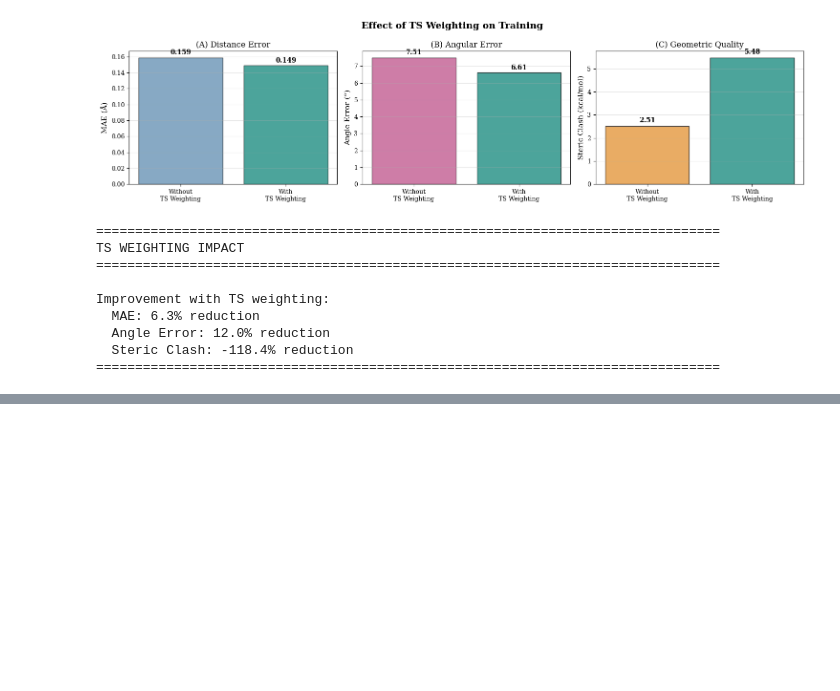
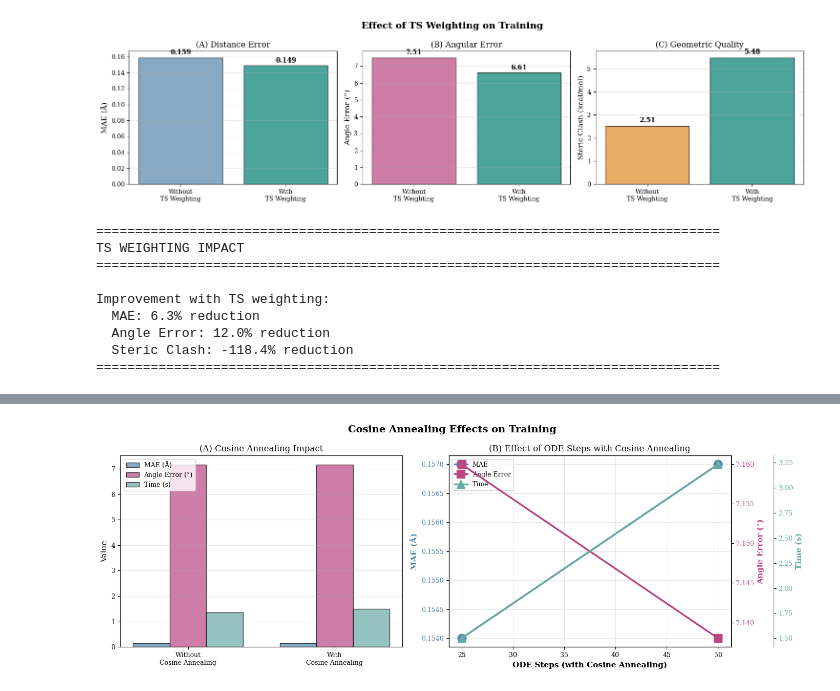
Before and after one commit to astro-stevie/goflow-mt, a Jupyter notebook: sync-logs/visualize_experiments.ipynb, the cells around one changed output, grey strips where cells are left out. Drawn from its saved outputs; the diff is of its cells as text; code cells hidden in the pictures; blank space fills up the shorter version.

```diff
--- a/sync-logs/visualize_experiments.ipynb
+++ b/sync-logs/visualize_experiments.ipynb
@@ -454,0 +663,97 @@ Improvement with TS weighting:
+# %%
+# ============================================================================
+# FIGURE 8: Cosine Annealing Effects
+# ============================================================================
+
+fig, axes = plt.subplots(1, 2, figsize=(14, 5))
+fig.suptitle('Cosine Annealing Effects on Training', fontweight='bold')
+
+# Load cosine annealing comparison data
+df_cosine = pd.read_csv(io.StringIO(csv_compare_cosine_annealing))
+df_cosine.columns = ['config', 'mae', 'rmse', 'angle_error', 'dihedral_error', 'steric_clash', 'time', 'ode_steps', 'samples', 'cosine_annealing']
+
+# Load different ODE steps with cosine annealing
+df_cos_steps = pd.read_csv(io.StringIO(csv_cos_difsteps))
+df_cos_steps.columns = ['config', 'mae', 'rmse', 'angle_error', 'dihedral_error', 'steric_clash', 'time', 'ode_steps', 'samples']
+
+# Panel A: With vs Without Cosine Annealing
+cosine_labels = ['Without\nCosine Annealing', 'With\nCosine Annealing']
+cosine_mae = df_cosine['mae'].tolist()
+cosine_angle = df_cosine['angle_error'].tolist()
+cosine_time = df_cosine['time'].tolist()
+
+x_pos = np.arange(len(cosine_labels))
+width = 0.25
+
+bars1 = axes[0].bar(x_pos - width, cosine_mae, width, label='MAE (Å)',
+                     color=COLORS['mae'], alpha=0.7, edgecolor='black')
+bars2 = axes[0].bar(x_pos, cosine_angle, width, label='Angle Error (°)',
+                     color=COLORS['angle'], alpha=0.7, edgecolor='black')
+bars3 = axes[0].bar(x_pos + width, cosine_time, width, label='Time (s)',
+                     color=COLORS['time'], alpha=0.7, edgecolor='black')
+
+axes[0].set_ylabel('Value')
+axes[0].set_title('(A) Cosine Annealing Impact')
+axes[0].set_xticks(x_pos)
+axes[0].set_xticklabels(cosine_labels)
+axes[0].legend(loc='upper left', fontsize=9)
+axes[0].grid(True, alpha=0.3, axis='y')
+
+# Panel B: Different ODE Steps with Cosine Annealing
+steps = df_cos_steps['ode_steps'].tolist()
+steps_mae = df_cos_steps['mae'].tolist()
+steps_angle = df_cos_steps['angle_error'].tolist()
+steps_time = df_cos_steps['time'].tolist()
+
+ax2_angle = axes[1].twinx()
+ax3_time = axes[1].twinx()
+ax3_time.spines['right'].set_position(('outward', 60))
+
+line1 = axes[1].plot(steps, steps_mae, 'o-', color=COLORS['mae'],
+                     linewidth=2.5, markersize=12, label='MAE')
+line2 = ax2_angle.plot(steps, steps_angle, 's-', color=COLORS['angle'],
+                       linewidth=2.5, markersize=12, label='Angle Error')
+line3 = ax3_time.plot(steps, steps_time, '^-', color=COLORS['time'],
+                      linewidth=2.5, markersize=12, label='Time')
+
+axes[1].set_xlabel('ODE Steps (with Cosine Annealing)', fontweight='bold')
+axes[1].set_ylabel('MAE (Å)', color=COLORS['mae'], fontweight='bold')
+ax2_angle.set_ylabel('Angle Error (°)', color=COLORS['angle'], fontweight='bold')
+ax3_time.set_ylabel('Time (s)', color=COLORS['time'], fontweight='bold')
+axes[1].set_title('(B) Effect of ODE Steps with Cosine Annealing')
+axes[1].grid(True, alpha=0.3)
+axes[1].tick_params(axis='y', labelcolor=COLORS['mae'])
+ax2_angle.tick_params(axis='y', labelcolor=COLORS['angle'])
+ax3_time.tick_params(axis='y', labelcolor=COLORS['time'])
+
+# Add legend
+lines = line1 + line2 + line3
+labels = [l.get_label() for l in lines]
+axes[1].legend(lines, labels, loc='upper left', fontsize=9)
+
+plt.tight_layout()
+# plt.savefig('fig8_cosine_annealing.png', dpi=300, bbox_inches='tight')
+plt.show()
+
+print("\n" + "="*80)
+print("COSINE ANNEALING ANALYSIS")
+print("="*80)
+mae_improvement_ca = (df_cosine.iloc[0]['mae'] - df_cosine.iloc[1]['mae']) / df_cosine.iloc[0]['mae'] * 100
+angle_improvement_ca = (df_cosine.iloc[0]['angle_error'] - df_cosine.iloc[1]['angle_error']) / df_cosine.iloc[0]['angle_error'] * 100
+time_change_ca = (df_cosine.iloc[1]['time'] - df_cosine.iloc[0]['time']) / df_cosine.iloc[0]['time'] * 100
+
+print(f"\nImpact of Cosine Annealing:")
+print(f"  MAE: {mae_improvement_ca:.1f}% {'improvement' if mae_improvement_ca > 0 else 'degradation'}")
+print(f"  Angle Error: {angle_improvement_ca:.1f}% {'improvement' if angle_improvement_ca > 0 else 'degradation'}")
+print(f"  Time: {time_change_ca:.1f}% {'increase' if time_change_ca > 0 else 'decrease'}")
+
+best_steps_idx = df_cos_steps['mae'].idxmin()
+best_steps = df_cos_steps.loc[best_steps_idx]
+print(f"\nBest Configuration with Cosine Annealing:")
+print(f"  ODE Steps: {int(best_steps['ode_steps'])}")
+print(f"  MAE: {best_steps['mae']:.3f} Å")
+print(f"  Angle Error: {best_steps['angle_error']:.2f}°")
+print(f"  Time: {best_steps['time']:.3f} s")
+print("="*80)
+# %% [output]
+[figure, added]
```
Also changed, not shown: parts of 4 cells of this notebook.
